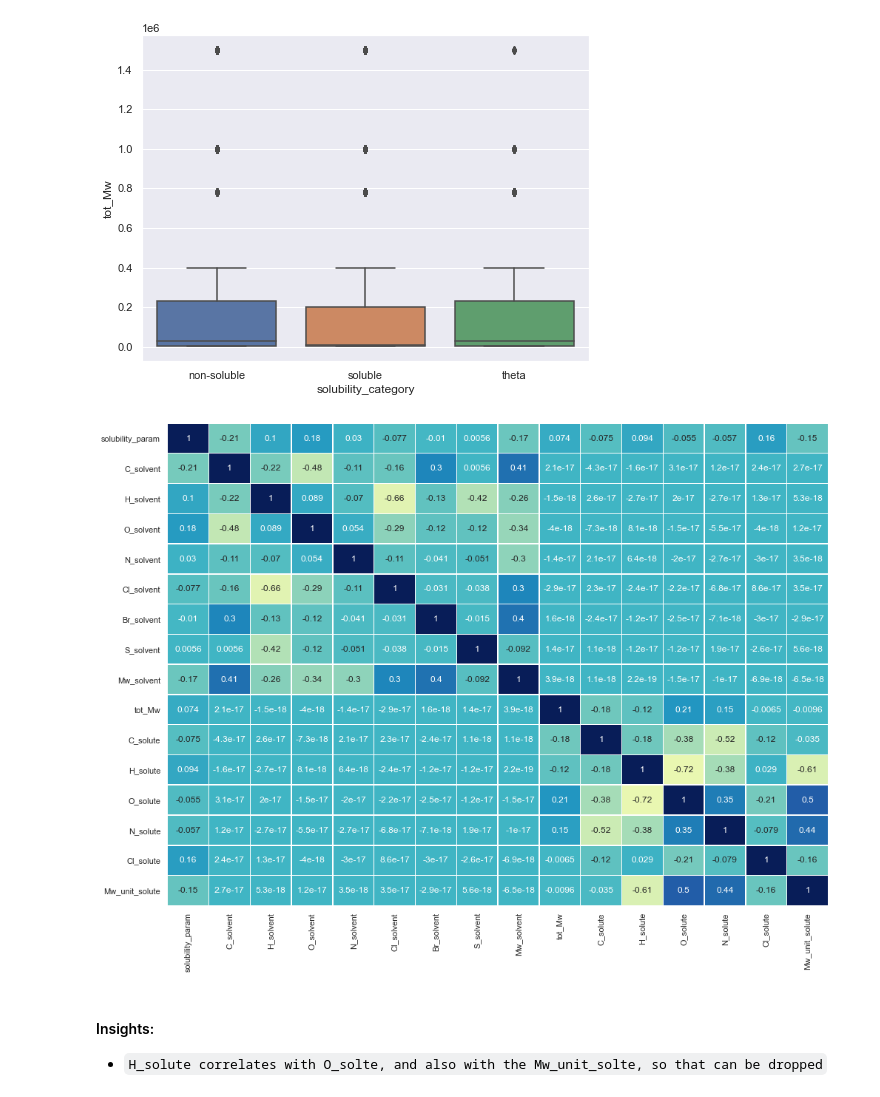
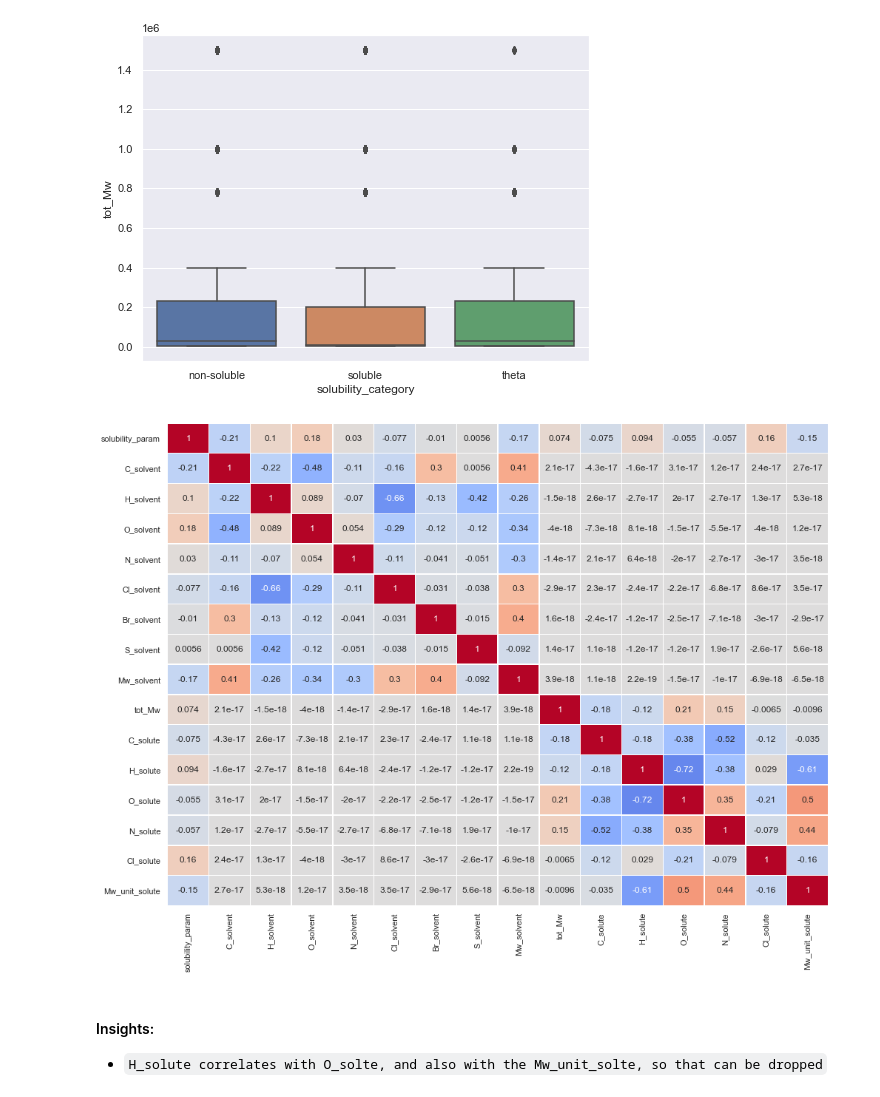
Before and after one commit to InnaG33/dissolve_me, a Jupyter notebook: solubility_model.ipynb, the cells around one changed output. Cells and saved outputs as stored; diff of their text form; code cells hidden in the pictures.

```diff
--- a/solubility_model.ipynb
+++ b/solubility_model.ipynb
@@ -726,14 +726,14 @@ for i in ['Mw_solvent', 'Mw_unit_solute', 'tot_Mw']:
 # %%
 sns.set(rc={'figure.figsize':(16,12)})
 sns.heatmap(model_df1.corr(),
             annot=True,
             linewidths=.5,
             center=0,
             cbar=False,
-            cmap="YlGnBu")
+            cmap="coolwarm")
 plt.show()
 # %% [output]
-[figure, old version]
+[figure, new version]
 # %% [markdown]
 #### Insights:
  - `H_solute correlates with O_solte, and also with the Mw_unit_solte, so that can be dropped`
```
Also changed, not shown: parts of 27 cells of this notebook, 13 other files.
